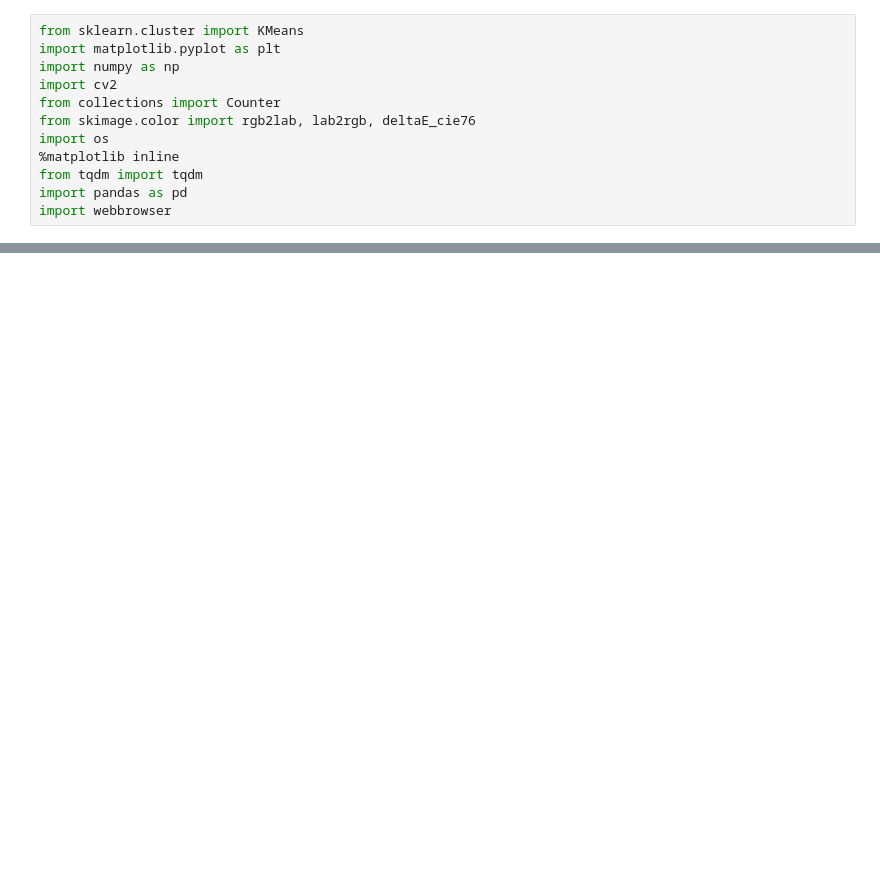
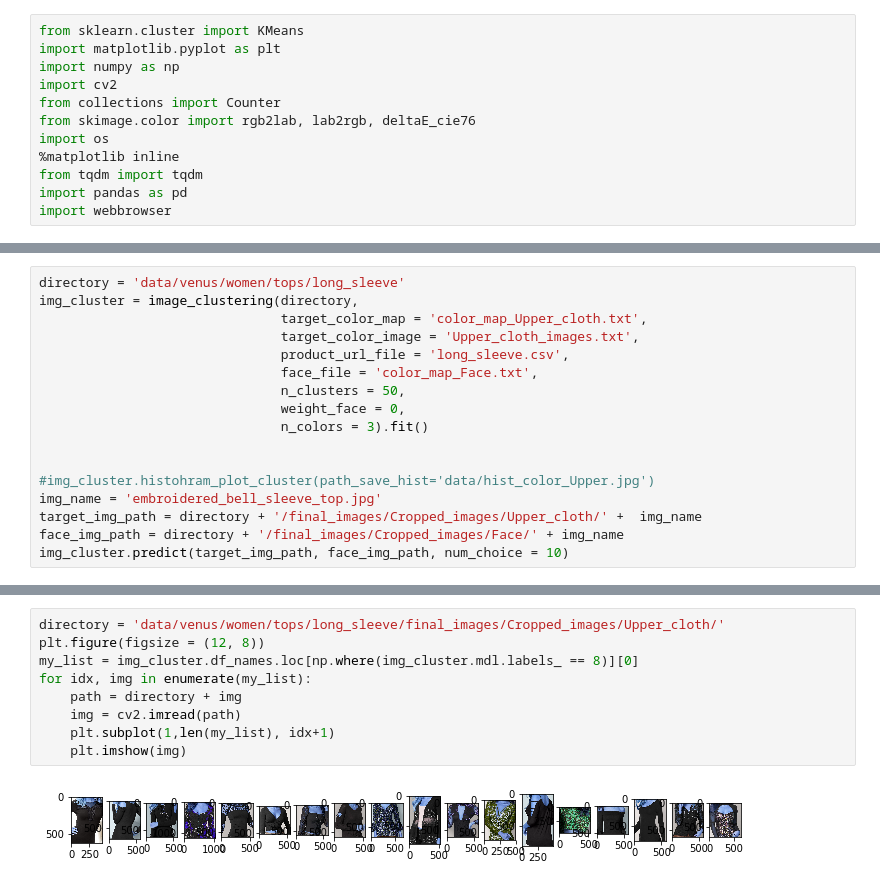
Before and after one commit to jkiani64/Cloth_recommendation, a Jupyter notebook: Kmeans_clustering.ipynb, the cells around one changed output, grey strips where cells are left out. Saved outputs shown, nothing was run; the diff lists cells and outputs as text; blank space fills up the shorter version.

```diff
--- a/Kmeans_clustering.ipynb
+++ b/Kmeans_clustering.ipynb
@@ -358,0 +393,17 @@ Name: 0, dtype: object
+# %%
+directory = 'data/venus/women/tops/long_sleeve'
+img_cluster = image_clustering(directory,
+                               target_color_map = 'color_map_Upper_cloth.txt',
+                               target_color_image = 'Upper_cloth_images.txt',
+                               product_url_file = 'long_sleeve.csv',
+                               face_file = 'color_map_Face.txt',
+                               n_clusters = 50,
+                               weight_face = 0,
+                               n_colors = 3).fit()
+
+
+#img_cluster.histohram_plot_cluster(path_save_hist='data/hist_color_Upper.jpg')
+img_name = 'embroidered_bell_sleeve_top.jpg'
+target_img_path = directory + '/final_images/Cropped_images/Upper_cloth/' +  img_name
+face_img_path = directory + '/final_images/Cropped_images/Face/' + img_name
+img_cluster.predict(target_img_path, face_img_path, num_choice = 10)
@@ -358,0 +422,11 @@ Name: 0, dtype: object
+# %%
+directory = 'data/venus/women/tops/long_sleeve/final_images/Cropped_images/Upper_cloth/'
+plt.figure(figsize = (12, 8))
+my_list = img_cluster.df_names.loc[np.where(img_cluster.mdl.labels_ == 8)][0]
+for idx, img in enumerate(my_list):
+    path = directory + img
+    img = cv2.imread(path)
+    plt.subplot(1,len(my_list), idx+1)
+    plt.imshow(img)
+# %% [output]
+[figure, added]
```
Also changed, not shown: parts of 12 cells of this notebook.
